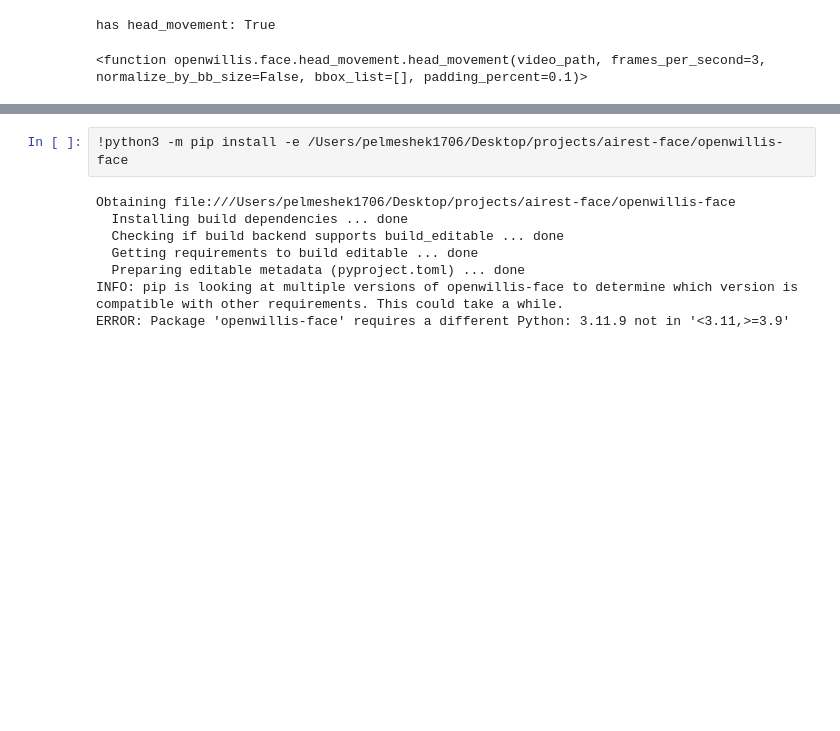
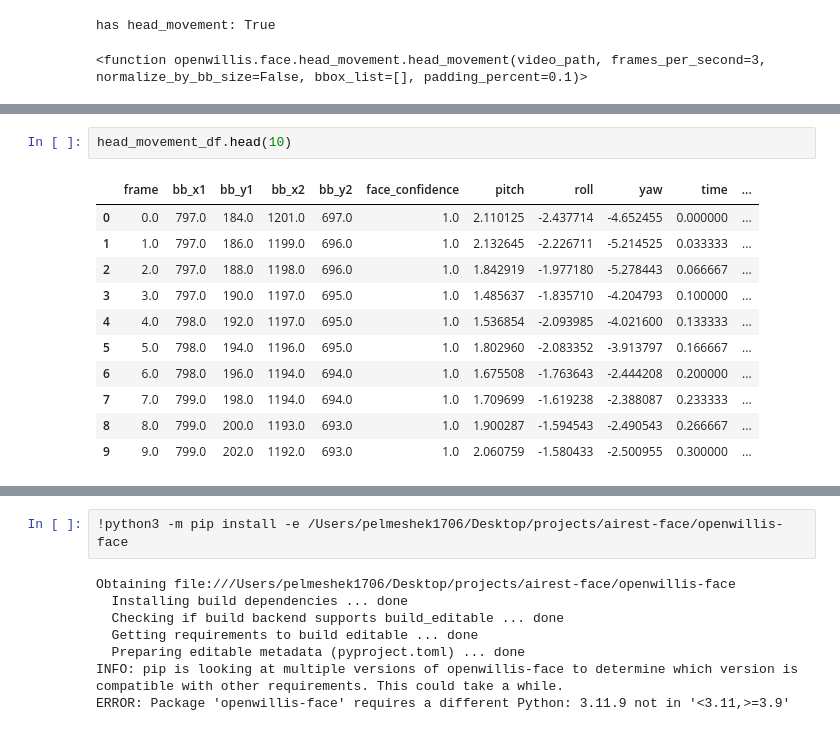
Before and after one commit to Pelmeshek1706/emora, a Jupyter notebook: demo_openwillis_face.ipynb, the cells around one changed output, grey strips where cells are left out. Saved outputs shown, nothing was run; the diff lists cells and outputs as text; blank space fills up the shorter version.

```diff
--- a/demo_openwillis_face.ipynb
+++ b/demo_openwillis_face.ipynb
@@ -264,3 +328,17 @@ head_movement_df.head(25)
+# %%
+head_movement_df.head(10)
+# %% [output]
+|  | frame | bb_x1 | bb_y1 | bb_x2 | bb_y2 | face_confidence | pitch | roll | yaw | time | ... |
+| 0 | 0.0 | 797.0 | 184.0 | 1201.0 | 697.0 | 1.0 | 2.110125 | -2.437714 | -4.652455 | 0.000000 | ... |
+| 1 | 1.0 | 797.0 | 186.0 | 1199.0 | 696.0 | 1.0 | 2.132645 | -2.226711 | -5.214525 | 0.033333 | ... |
+| 2 | 2.0 | 797.0 | 188.0 | 1198.0 | 696.0 | 1.0 | 1.842919 | -1.977180 | -5.278443 | 0.066667 | ... |
+| 3 | 3.0 | 797.0 | 190.0 | 1197.0 | 695.0 | 1.0 | 1.485637 | -1.835710 | -4.204793 | 0.100000 | ... |
+| 4 | 4.0 | 798.0 | 192.0 | 1197.0 | 695.0 | 1.0 | 1.536854 | -2.093985 | -4.021600 | 0.133333 | ... |
+| 5 | 5.0 | 798.0 | 194.0 | 1196.0 | 695.0 | 1.0 | 1.802960 | -2.083352 | -3.913797 | 0.166667 | ... |
+| 6 | 6.0 | 798.0 | 196.0 | 1194.0 | 694.0 | 1.0 | 1.675508 | -1.763643 | -2.444208 | 0.200000 | ... |
+| 7 | 7.0 | 799.0 | 198.0 | 1194.0 | 694.0 | 1.0 | 1.709699 | -1.619238 | -2.388087 | 0.233333 | ... |
+| 8 | 8.0 | 799.0 | 200.0 | 1193.0 | 693.0 | 1.0 | 1.900287 | -1.594543 | -2.490543 | 0.266667 | ... |
+| 9 | 9.0 | 799.0 | 202.0 | 1192.0 | 693.0 | 1.0 | 2.060759 | -1.580433 | -2.500955 | 0.300000 | ... |
 # %%
 summary_df
 # %% [output]
```
Also changed, not shown: parts of 9 cells of this notebook.
